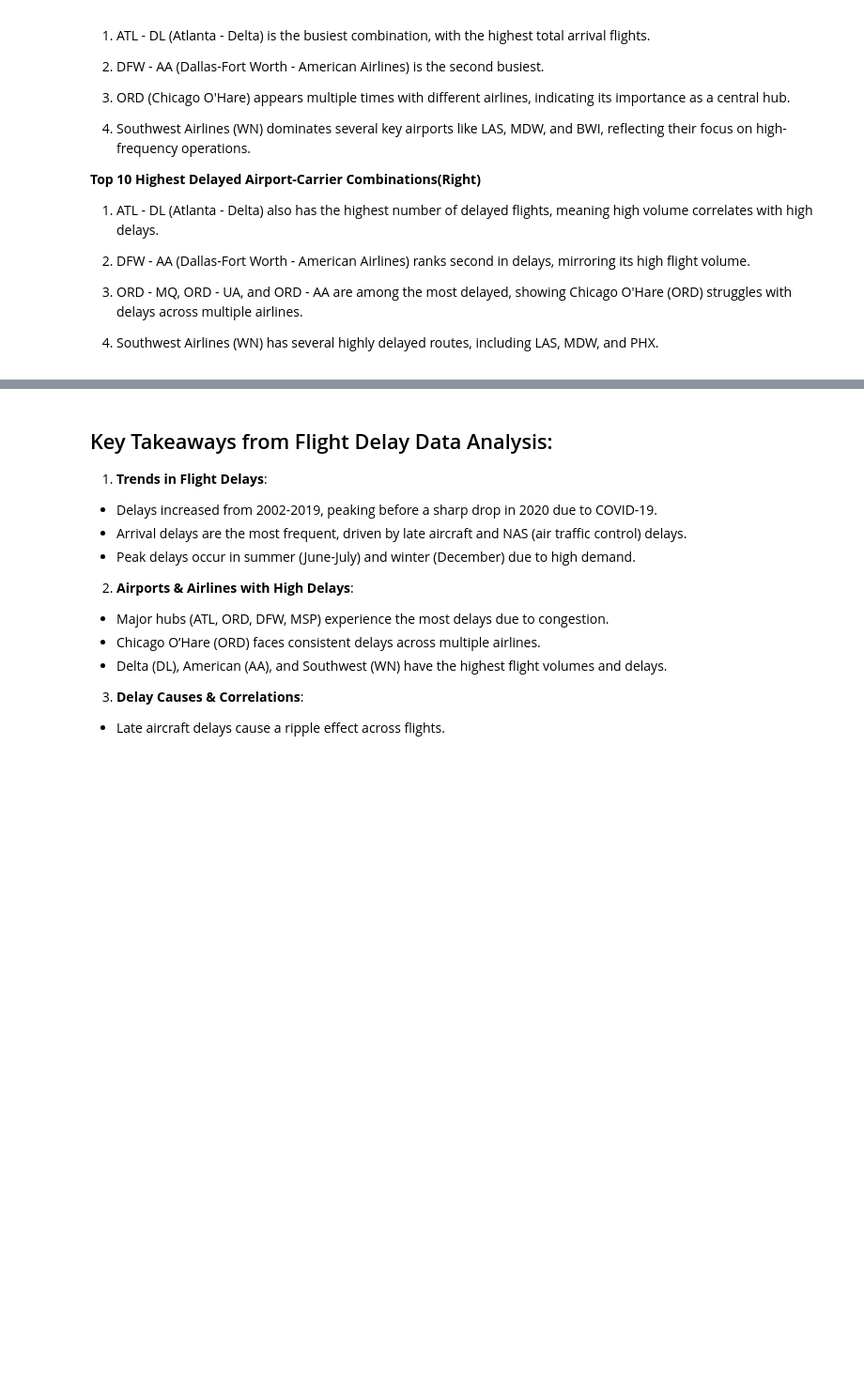
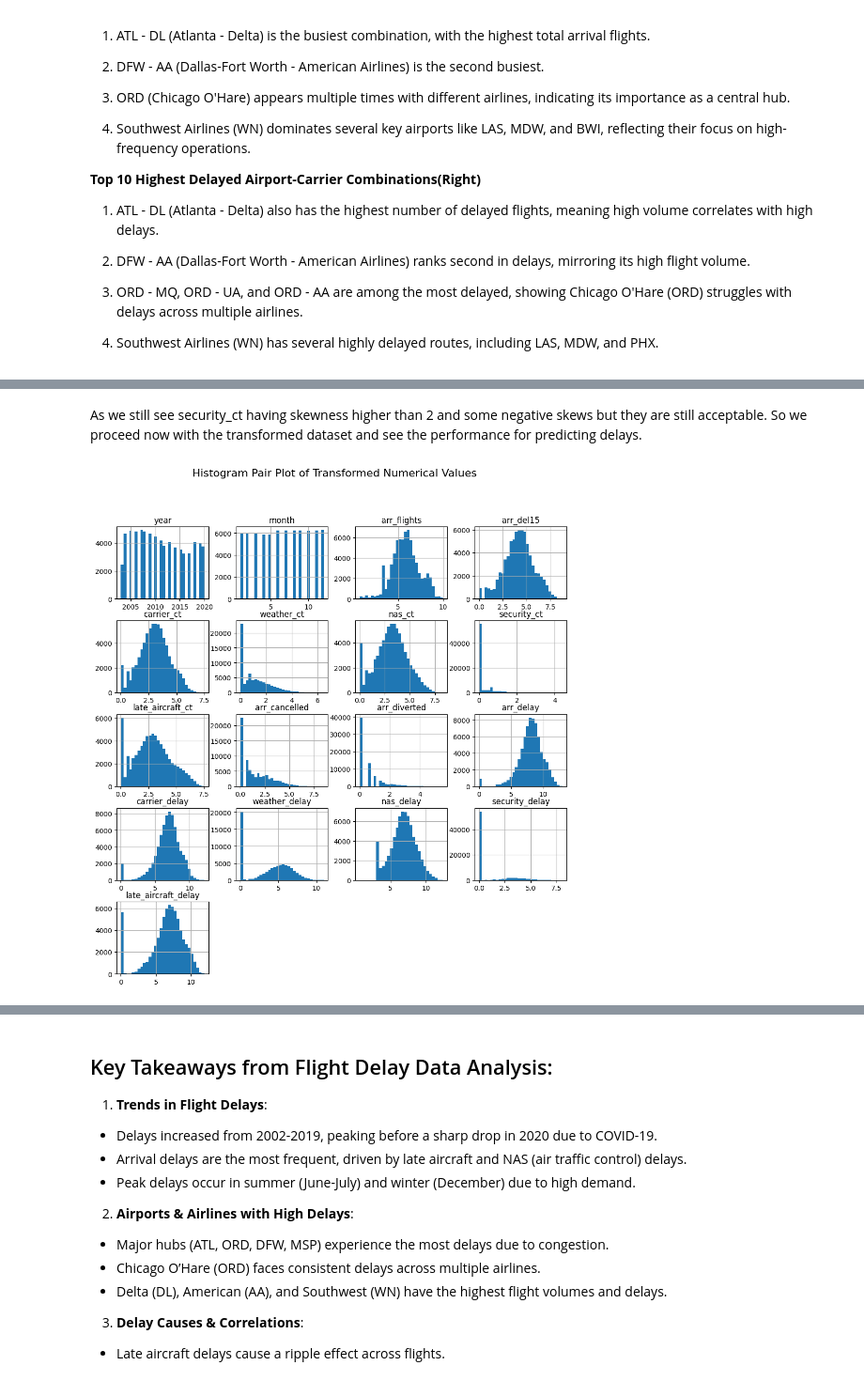
Before and after one commit to shayari21/Flight-Delay-Analysis, a Jupyter notebook: Data_Analysis.ipynb, the cells around one changed output, grey strips where cells are left out. Shown at 94% size. Cells and saved outputs as stored; diff of their text form; code cells hidden in the pictures; blank space fills up the shorter version.

```diff
--- a/Data_Analysis.ipynb
+++ b/Data_Analysis.ipynb
@@ -1168,0 +1181,9 @@ This figure consists of two bar charts, each representing airport-carrier combin
+# %%
+# Identify numerical columns (excluding categorical ones)
+numerical_columns = flight_data_df.select_dtypes(include=["float64", "int64"]).columns
+
+# Calculate skewness for each numerical column
+skewness = flight_data_df[numerical_columns].skew()
+
+# Display skewness values
+skewness.sort_values(ascending=False)
@@ -1168,0 +1221,14 @@ This figure consists of two bar charts, each representing airport-carrier combin
+# %%
+# Apply log transformation to handle high skewness, ensuring no negative values
+transformed_df = flight_data_df.copy()
+
+# Apply log transformation for high-skew columns (adding 1 to avoid log(0))
+skewed_cols = skewness[skewness > 1].index
+for col in skewed_cols:
+    transformed_df[col] = np.log1p(transformed_df[col])
+
+# Recalculate skewness after transformation
+new_skewness = transformed_df[skewed_cols].skew()
+
+# Display new skewness values
+new_skewness.sort_values(ascending=False)
@@ -1168,0 +1286,10 @@ This figure consists of two bar charts, each representing airport-carrier combin
+# %%
+# Shift `nas_delay` to make all values positive
+shift_constant = abs(flight_data_df["nas_delay"].min()) + 1  # Ensures positive values
+transformed_df["nas_delay"] = np.log1p(flight_data_df["nas_delay"] + shift_constant)
+
+# Recalculate skewness after transformation
+new_skewness = transformed_df[skewed_cols].skew()
+
+# Display new skewness values
+new_skewness.sort_values(ascending=False)
@@ -1168,0 +1313,9 @@ This figure consists of two bar charts, each representing airport-carrier combin
+# %% [markdown]
+As we still see security_ct having skewness higher than 2 and some negative skews but they are still acceptable. So we proceed now with the transformed dataset and see the performance for predicting delays.
+# %%
+#Analysing numerical values and visulising outliers
+transformed_df.hist(figsize=(12, 12), bins=30)
+plt.suptitle("Histogram Pair Plot of Transformed Numerical Values",fontsize=16)
+plt.show()
+# %% [output]
+[figure, added]
```
Also changed, not shown: parts of 19 cells of this notebook, 1 other file.
